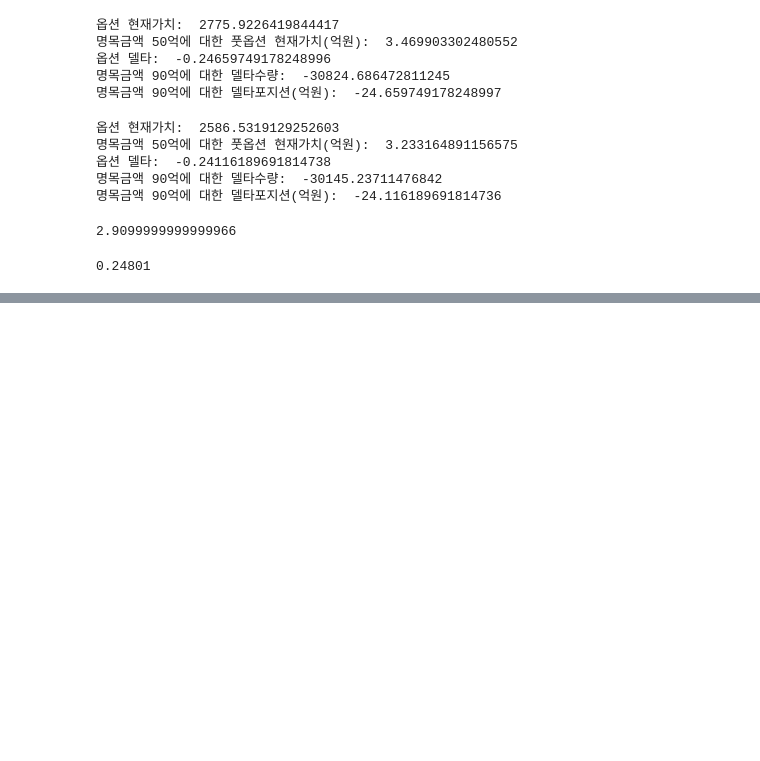
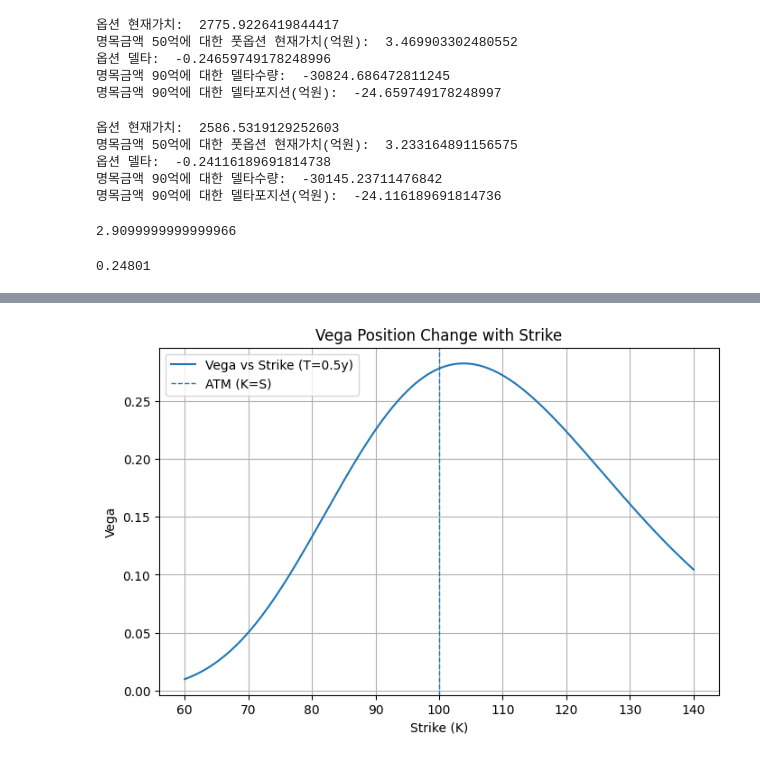
Before and after one commit to HST0077/HYOTC, a Jupyter notebook: StepDown_2stock.ipynb, the cells around one changed output, grey strips where cells are left out. Saved outputs shown, nothing was run; the diff lists cells and outputs as text; code cells hidden in the pictures; blank space fills up the shorter version.

```diff
--- a/StepDown_2stock.ipynb
+++ b/StepDown_2stock.ipynb
@@ -1625,0 +1648,31 @@ D+1일 평가변동성 감소와 주가상승 부채(억원): 48.48005850876889
+# %%
+# 행사가 변화에 따라는 베가 포지션 변화
+import numpy as np
+import matplotlib.pyplot as plt
+
+# 예시: 기초자산/금리/변동성/만기 고정
+S = 100
+r = 0.03
+sigma = 0.30
+t = 0.5          # 0.5년 만기 (원하는 값으로 바꿔)
+
+# 행사가 범위: 60 ~ 140 (원하는 구간으로 바꿔)
+K_grid = np.linspace(60, 140, 300)
+
+vegas = []
+for K in K_grid:
+    vegas.append(BS.put_vega(S, K, t, r, sigma))
+
+vegas = np.array(vegas)
+
+plt.figure(figsize=(8, 5))
+plt.plot(K_grid, vegas, label=f"Vega vs Strike (T={t}y)")
+plt.axvline(S, linestyle="--", linewidth=1, label="ATM (K=S)")
+plt.title("Vega Position Change with Strike")
+plt.xlabel("Strike (K)")
+plt.ylabel("Vega")
+plt.grid(True)
+plt.legend()
+plt.show()
+# %% [output]
+[figure, added]
```
Also changed, not shown: parts of 46 cells of this notebook.
